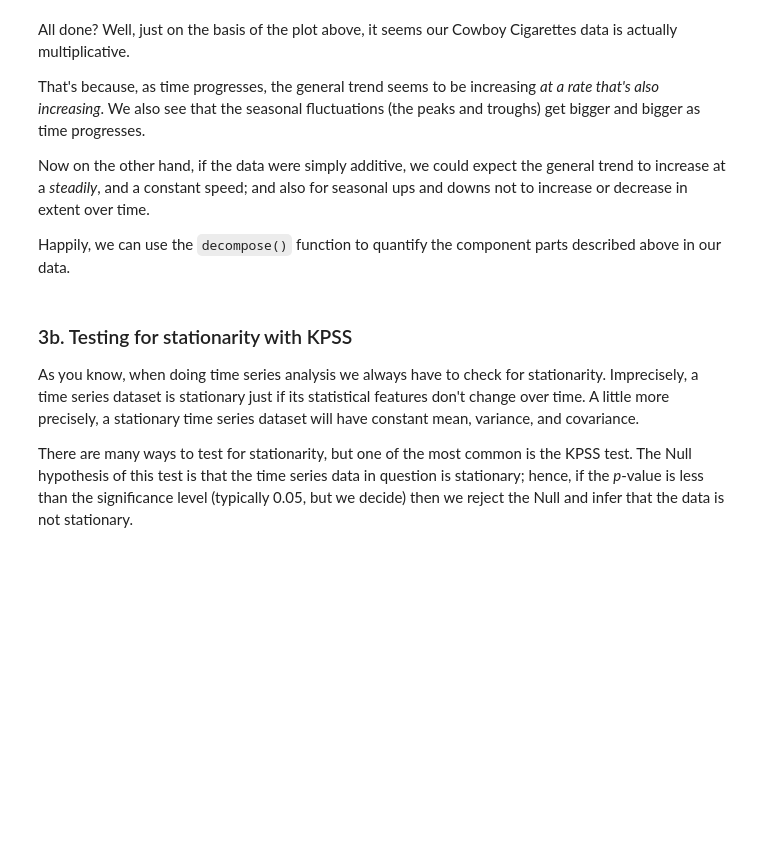
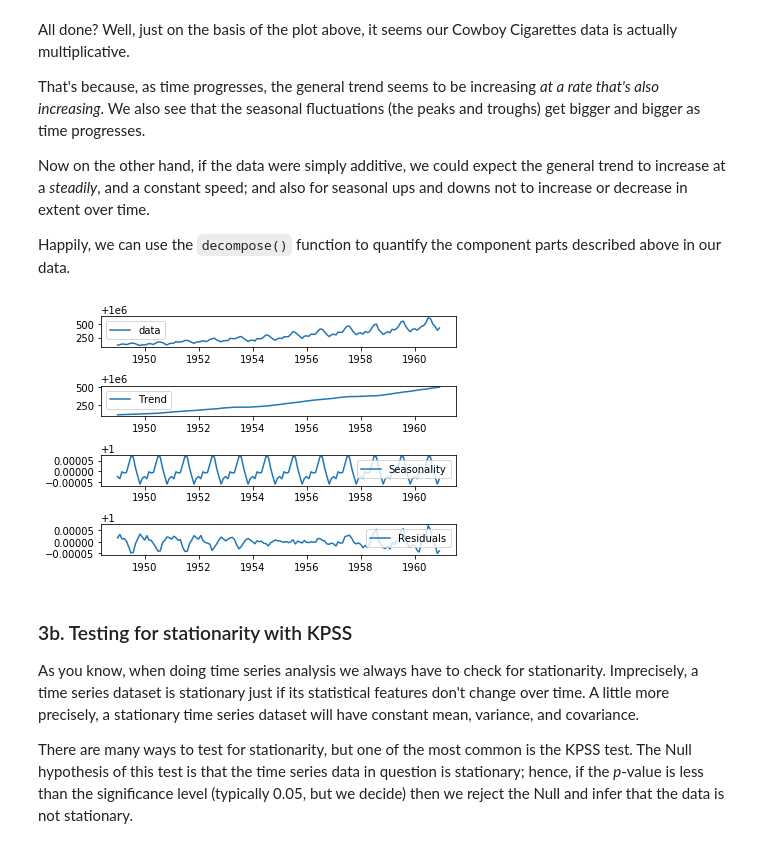
Before and after one commit to jeffkoskulics/Springboard, a Jupyter notebook: CaseStudies/CowboyCigarettes/Cowboy Cigarettes Case Study - Tier 3.ipynb, the cells around one changed output. Saved outputs shown, nothing was run; the diff lists cells and outputs as text; code cells hidden in the pictures; blank space fills up the shorter version.

```diff
--- a/CaseStudies/CowboyCigarettes/Cowboy Cigarettes Case Study - Tier 3.ipynb
+++ b/CaseStudies/CowboyCigarettes/Cowboy Cigarettes Case Study - Tier 3.ipynb
@@ -206,3 +219,25 @@ _ _ _
+# %%
+from statsmodels.tsa.seasonal import seasonal_decompose
+
+# Plot the original data, the trend, the seasonality, and the residuals
+decomp = seasonal_decompose(y,model='multipliciative',extrapolate_trend='freq')
+
+plt.subplot(4,1,1)
+plt.plot(y, label = 'data')
+plt.legend(loc = 'best')
+plt.subplot(4,1,2)
+plt.plot(decomp.trend, label = 'Trend')
+plt.legend(loc = 'best')
+plt.subplot(4,1,3)
+plt.plot(decomp.seasonal, label = 'Seasonality')
+plt.legend(loc = 'best')
+plt.subplot(4,1,4)
+plt.plot(decomp.resid, label = 'Residuals')
+plt.legend(loc = 'best')
+plt.tight_layout()
+plt.show()
+# %% [output]
+[figure, added]
 # %% [markdown]
 ### 3b. Testing for stationarity with KPSS
 As you know, when doing time series analysis we always have to check for stationarity. Imprecisely, a time series dataset is stationary just if its statistical features don't change over time. A little more precisely, a stationary time series dataset will have constant mean, variance, and covariance.
```
Also changed, not shown: parts of 31 cells of this notebook.
